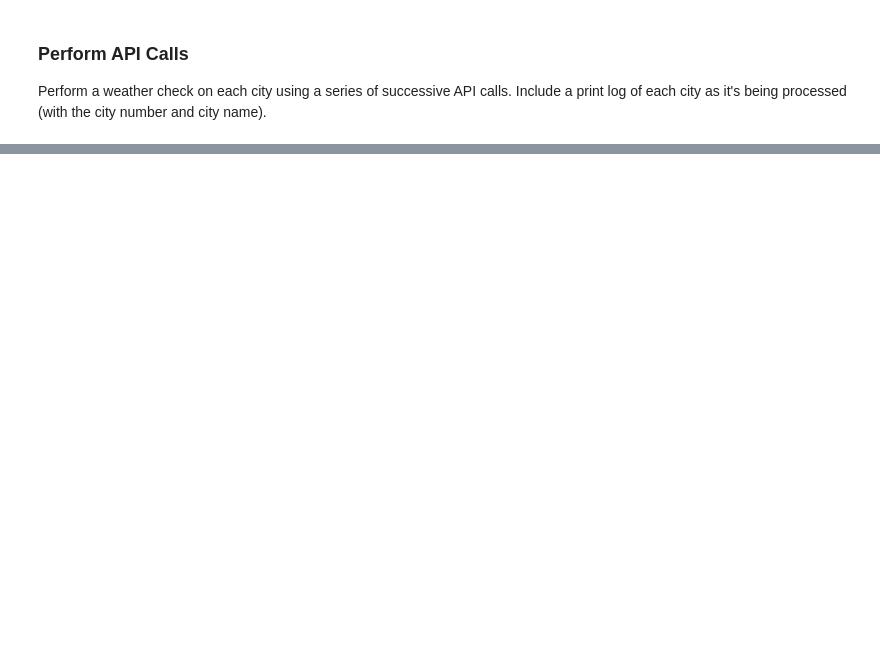
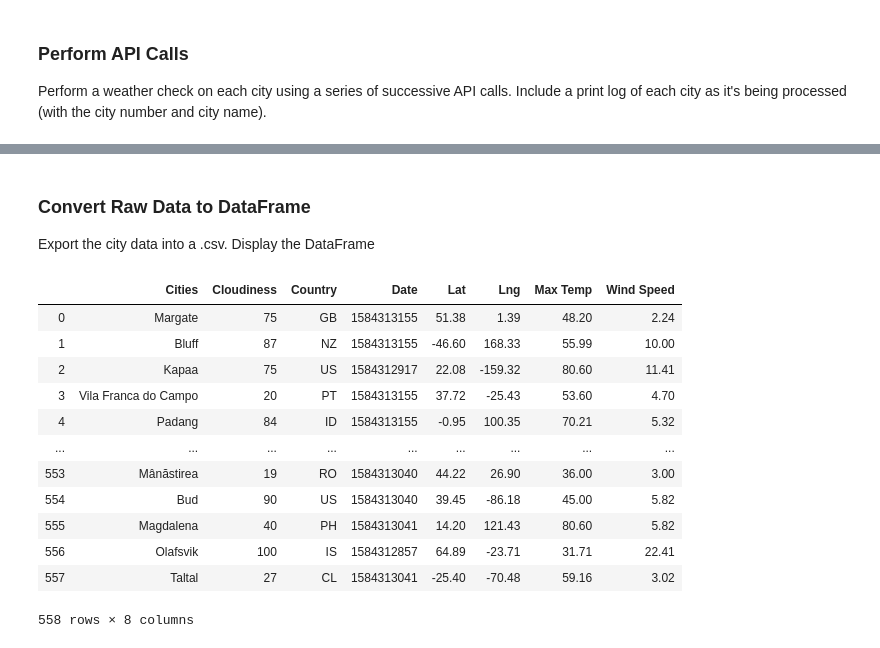
Before and after one commit to jnugent13/python-api-challenge, a Jupyter notebook: WeatherPy/WeatherPy.ipynb, the cells around one changed output, grey strips where cells are left out. Drawn from its saved outputs; the diff is of its cells as text; code cells hidden in the pictures; blank space fills up the shorter version.

Commit message:
Added summary table

```diff
--- a/WeatherPy/WeatherPy.ipynb
+++ b/WeatherPy/WeatherPy.ipynb
@@ -73,0 +129,29 @@ KeyError: 'main'
+# %% [markdown]
+### Convert Raw Data to DataFrame
+
+Export the city data into a .csv.
+Display the DataFrame
+# %%
+weather_df = pd.DataFrame({"Cities": city_name,
+                          "Cloudiness": cloudiness,
+                          "Country": country,
+                          "Date": date,
+                          "Lat": lat,
+                          "Lng": lng,
+                          "Max Temp": max_temp,
+                          "Wind Speed": wind_speed})
+weather_df
+# %% [output]
+|  | Cities | Cloudiness | Country | Date | Lat | Lng | Max Temp | Wind Speed |
+| 0 | Margate | 75 | GB | 1584313155 | 51.38 | 1.39 | 48.20 | 2.24 |
+| 1 | Bluff | 87 | NZ | 1584313155 | -46.60 | 168.33 | 55.99 | 10.00 |
+| 2 | Kapaa | 75 | US | 1584312917 | 22.08 | -159.32 | 80.60 | 11.41 |
+| 3 | Vila Franca do Campo | 20 | PT | 1584313155 | 37.72 | -25.43 | 53.60 | 4.70 |
+| 4 | Padang | 84 | ID | 1584313155 | -0.95 | 100.35 | 70.21 | 5.32 |
+| ... | ... | ... | ... | ... | ... | ... | ... | ... |
+| 553 | Mânăstirea | 19 | RO | 1584313040 | 44.22 | 26.90 | 36.00 | 3.00 |
+| 554 | Bud | 90 | US | 1584313040 | 39.45 | -86.18 | 45.00 | 5.82 |
+| 555 | Magdalena | 40 | PH | 1584313041 | 14.20 | 121.43 | 80.60 | 5.82 |
+| 556 | Olafsvik | 100 | IS | 1584312857 | 64.89 | -23.71 | 31.71 | 22.41 |
+| 557 | Taltal | 27 | CL | 1584313041 | -25.40 | -70.48 | 59.16 | 3.02 |
+558 rows × 8 columns
```
Also changed, not shown: parts of 10 cells of this notebook.
